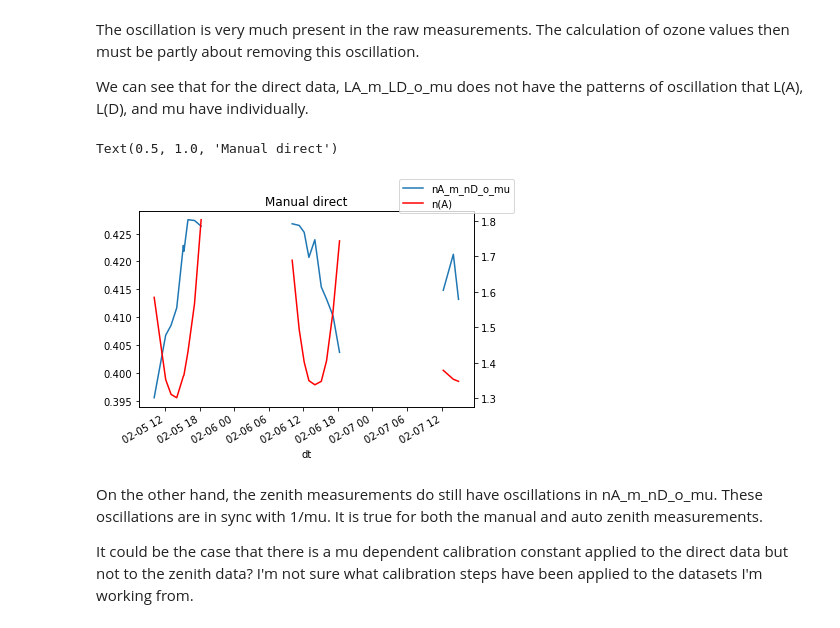
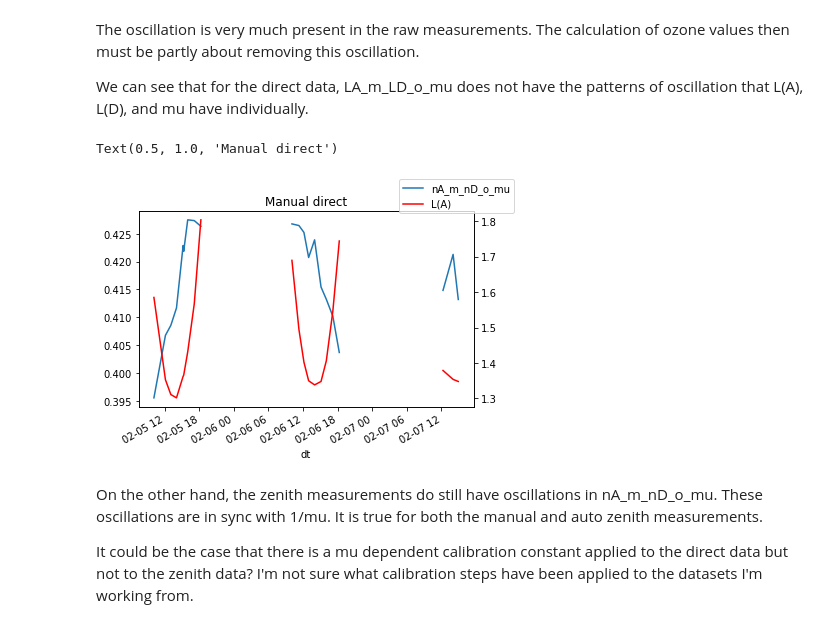
Before and after one commit to alan-turing-institute/dobson-eq, a Jupyter notebook: notebooks/ozone_demo_6.ipynb, the cells around one changed output. Drawn from its saved outputs; the diff is of its cells as text; code cells hidden in the pictures.

```diff
--- a/notebooks/ozone_demo_6.ipynb
+++ b/notebooks/ozone_demo_6.ipynb
@@ -213,20 +213,19 @@ assign_extras = lambda df: df.assign(
     year=df.dt.dt.year,
     D073E=df.Dobson == "073E",  # onehot encoding of Dobson ID
     D031E=df.Dobson == "031E",  # onehot encoding of Dobson ID
-    n1C_m_n2C=df["n1(C)"] - df["n2(C)"],
-    n1D_m_n2D=df["n1(D)"] - df["n2(D)"],
-    n1A_m_n2A=df["n1(A)"] - df["n2(A)"],
-    nC_m_nD=(df["n(C)"] - df["n(D)"]),
-    nA_m_nD=(df["n(A)"] - df["n(D)"]),
-    nC_o_nD=(df["n(C)"] / df["n(D)"]),
-    nA_o_nD=(df["n(A)"] / df["n(D)"]),
+    n1C_m_n2C=df["L1(C)"] - df["L2(C)"],
+    n1D_m_n2D=df["L1(D)"] - df["L2(D)"],
+    n1A_m_n2A=df["L1(A)"] - df["L2(A)"],
+    nC_m_nD=(df["L(C)"] - df["L(D)"]),
+    nA_m_nD=(df["L(A)"] - df["L(D)"]),
+    nC_o_nD=(df["L(C)"] / df["L(D)"]),
+    nA_o_nD=(df["L(A)"] / df["L(D)"]),
     secSZA=1 / np.cos(np.deg2rad(df.zenith_angle)),
-    nA_m_nD_o_mu=(df["n(A)"] - df["n(D)"]) / df.mu,
-    nC_m_nD_o_mu=(df["n(C)"] - df["n(D)"]) / df.mu,
+    nA_m_nD_o_mu=(df["L(A)"] - df["L(D)"]) / df.mu,
+    nC_m_nD_o_mu=(df["L(C)"] - df["L(D)"]) / df.mu,
     invmu=1 / df.mu,
 )
 
-
 df_direct = assign_extras(df_direct)
 df_zenith = assign_extras(df_zenith)
 # %%
@@ -963,13 +962,13 @@ We can see that for the direct data, LA_m_LD_o_mu does not have the patterns of
 # %%
 fig, ax = plt.subplots()
 ax1 = ax.twinx()
 df_direct.loc["2019-02-05":"2019-02-07"][["nA_m_nD_o_mu"]].plot(ax=ax, legend=False)
-df_direct.loc["2019-02-05":"2019-02-07"][["n(A)"]].plot(ax=ax1, c="r", legend=False)
+df_direct.loc["2019-02-05":"2019-02-07"][["L(A)"]].plot(ax=ax1, c="r", legend=False)
 fig.legend()
 ax.set_title("Manual direct")
 # %% [output]
 Text(0.5, 1.0, 'Manual direct')
-[figure, old version]
+[figure, new version]
 # %% [markdown]
 On the other hand, the zenith measurements do still have oscillations in nA_m_nD_o_mu.
 These oscillations are in sync with 1/mu.
```
Also changed, not shown: parts of 52 cells of this notebook.
